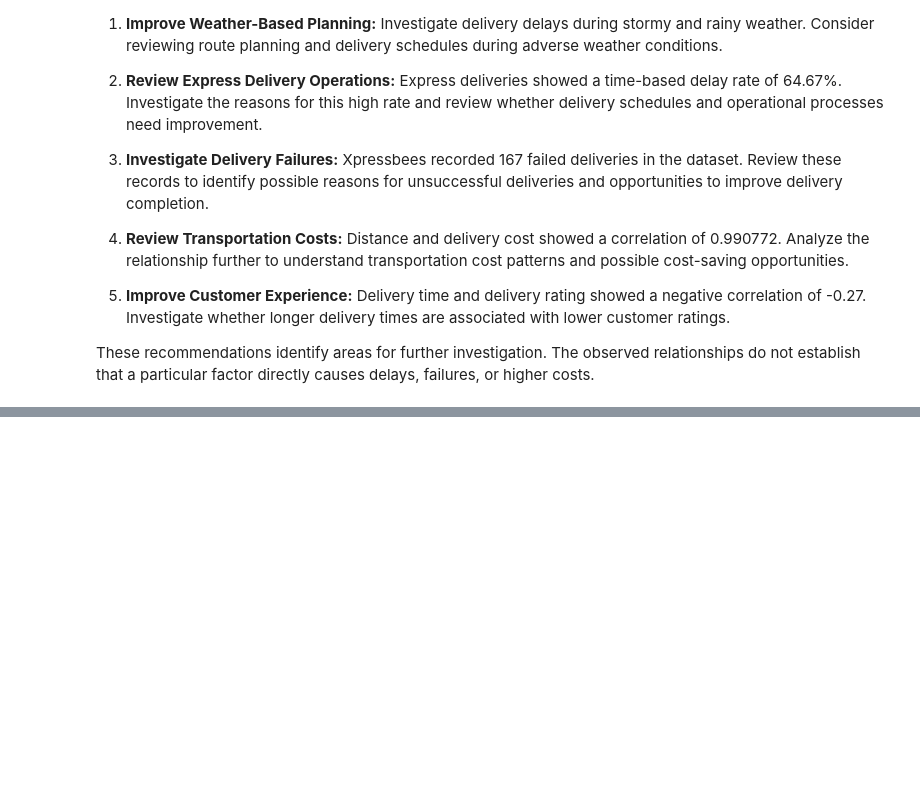
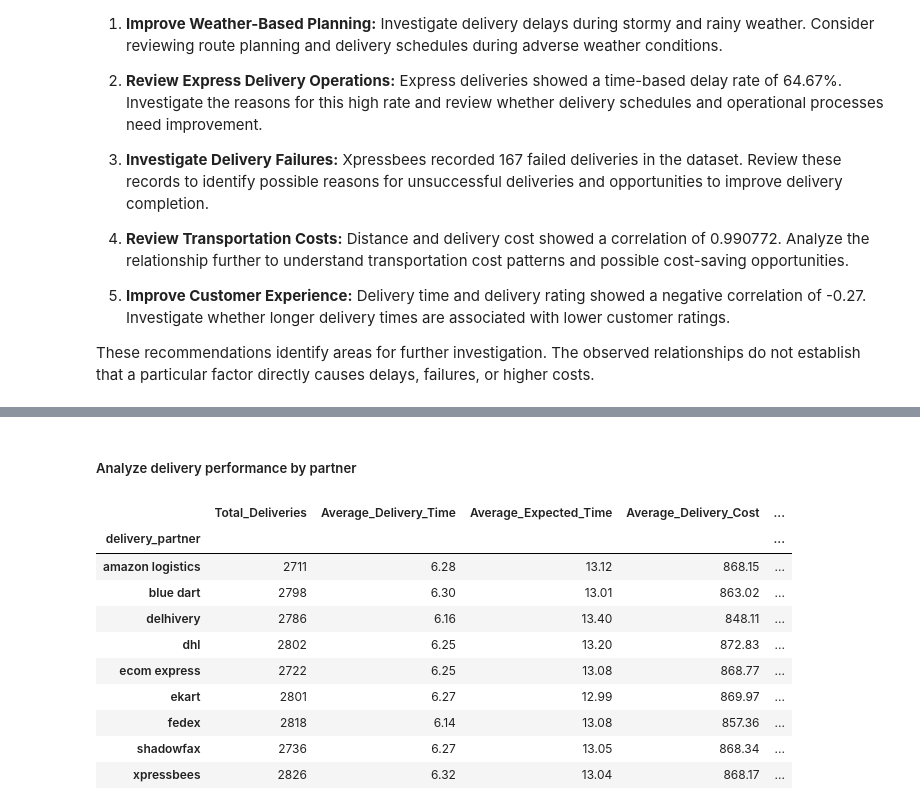
Before and after one commit to thanmai-09/Delivery-Performance-Analysis, a Jupyter notebook: Logistics_Data_Analysis.ipynb, the cells around one changed output, grey strips where cells are left out. Cells and saved outputs as stored; diff of their text form; code cells hidden in the pictures; blank space fills up the shorter version.

```diff
--- a/Logistics_Data_Analysis.ipynb
+++ b/Logistics_Data_Analysis.ipynb
@@ -1090,0 +1649,29 @@ These recommendations identify areas for further investigation. The observed rel
+# %% [markdown]
+##### Analyze delivery performance by partner
+# %%
+# Analyze delivery performance by delivery partner
+
+partner_analysis = data.groupby("delivery_partner").agg(
+    Total_Deliveries=("record_id", "count"),
+    Average_Delivery_Time=("delivery_time_hours", "mean"),
+    Average_Expected_Time=("expected_time_hours", "mean"),
+    Average_Delivery_Cost=("delivery_cost", "mean"),
+    Failed_Deliveries=(
+        "delivery_status",
+        lambda x: (x.astype(str).str.strip().str.lower() == "failed").sum()
+    )
+)
+
+display(partner_analysis.round(2))
+# %% [output]
+|  | Total_Deliveries | Average_Delivery_Time | Average_Expected_Time | Average_Delivery_Cost | ... |
+| delivery_partner |  |  |  |  | ... |
+| amazon logistics | 2711 | 6.28 | 13.12 | 868.15 | ... |
+| blue dart | 2798 | 6.30 | 13.01 | 863.02 | ... |
+| delhivery | 2786 | 6.16 | 13.40 | 848.11 | ... |
+| dhl | 2802 | 6.25 | 13.20 | 872.83 | ... |
+| ecom express | 2722 | 6.25 | 13.08 | 868.77 | ... |
+| ekart | 2801 | 6.27 | 12.99 | 869.97 | ... |
+| fedex | 2818 | 6.14 | 13.08 | 857.36 | ... |
+| shadowfax | 2736 | 6.27 | 13.05 | 868.34 | ... |
+| xpressbees | 2826 | 6.32 | 13.04 | 868.17 | ... |
```
Also changed, not shown: parts of 57 cells of this notebook.
